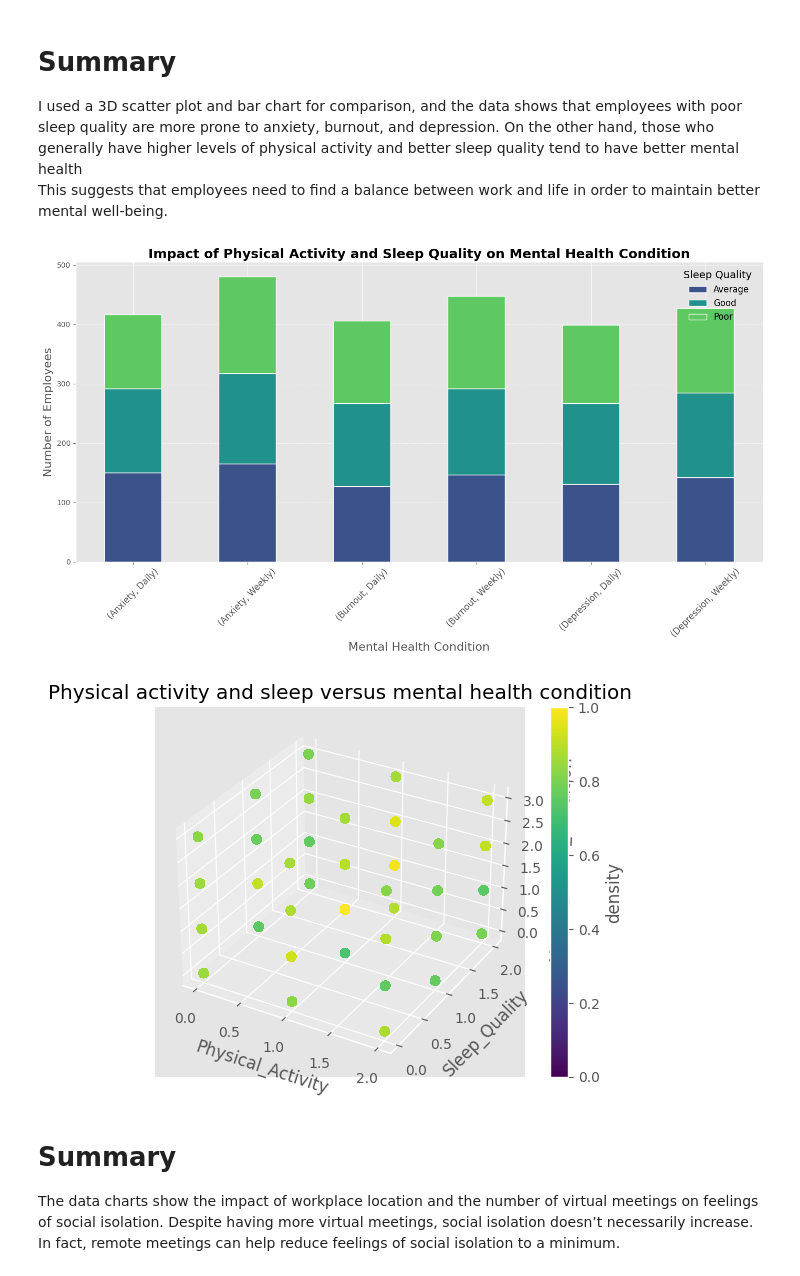
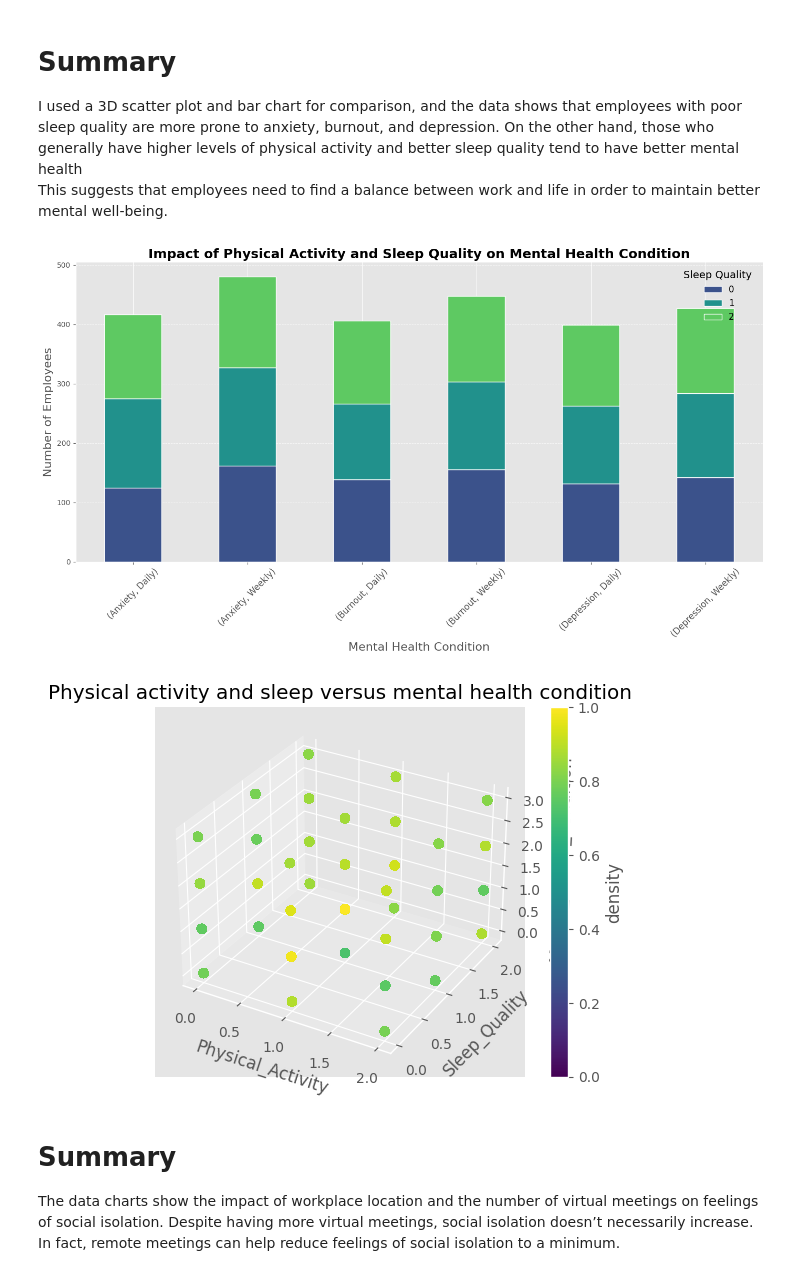
Before and after one commit to faiyted/Project3, a Jupyter notebook: dataset.ipynb, the cells around one changed output. Drawn from its saved outputs; the diff is of its cells as text; code cells hidden in the pictures.

```diff
--- a/dataset.ipynb
+++ b/dataset.ipynb
@@ -843,8 +837,10 @@ import matplotlib.pyplot as plt
 import seaborn as sns
 
 # Load the dataset
-file_path = 'Impact_of_Remote_Work_on_Mental_Health.csv'
-data = pd.read_csv(file_path)
+# file_path = 'Impact_of_Remote_Work_on_Mental_Health.csv'
+# data = pd.read_csv(file_path)
+
+data = pd.DataFrame(list(collection.find()))
 
 # Grouping the data by 'Mental_Health_Condition', 'Physical_Activity', and 'Sleep_Quality'
 grouped_data = data.groupby(['Mental_Health_Condition', 'Physical_Activity', 'Sleep_Quality']).size().unstack(fill_value=0)
@@ -855,31 +851,31 @@ color_palette = sns.color_palette("viridis", n_colors=grouped_data.shape[1])
 plt.style.use('ggplot')  # Use a style with a more elegant appearance
 
 # Creating the figure and axis
 fig, ax = plt.subplots(figsize=(14, 8))
 grouped_data.plot(kind='bar', stacked=True, ax=ax, color=color_palette, width=0.5, edgecolor='white', linewidth=1)
 
 # Enhancing the title and labels
 ax.set_title('Impact of Physical Activity and Sleep Quality on Mental Health Condition', fontsize=18, fontweight='bold', )
 ax.set_xlabel('Mental Health Condition', fontsize=16,)
 ax.set_ylabel('Number of Employees', fontsize=16)
 
 # Customizing the legend
 ax.legend(title='Sleep Quality ', fontsize=12, title_fontsize=14, frameon=False)
 
 # Customizing the grid
 ax.grid(axis='y', linestyle='--', linewidth=0.7, alpha=0.7)
 
 # Rotate x-axis labels
 plt.xticks(rotation=45, fontsize=12)
 
 # Removing top and right spines
 ax.spines['top'].set_visible(False)
 ax.spines['right'].set_visible(False)
 
 # Display the plot with tighter layout
 plt.tight_layout()
 plt.savefig('Impact_of_Physical_Activity_on_Mental_Health.png', dpi=300, bbox_inches='tight', format='png')
 
 plt.show()
 # %% [output]
-[figure, old version]
+[figure, new version]
@@ -892,18 +890,20 @@ import numpy as np
 from matplotlib.collections import PolyCollection
 from matplotlib.colors import Normalize
 
+    # phisical activity + sleep  VS mental health condition
+#data_set = pd.read_csv('Impact_of_Remote_Work_on_Mental_Health.csv', header = 0, usecols= ['Physical_Activity', 'Sleep_Quality', 'Mental_Health_Condition'], na_filter=False)
 
+data_set = data[['Physical_Activity', 'Sleep_Quality', 'Mental_Health_Condition']]
+#data_set = data_set.dropna()
 
-    # phisical activity + sleep  VS mental health condition
-data_set = pd.read_csv('Impact_of_Remote_Work_on_Mental_Health.csv', header = 0, usecols= ['Physical_Activity', 'Sleep_Quality', 'Mental_Health_Condition'], na_filter=False)
-    # find cols
+# find cols
 x_phy = data_set['Physical_Activity']
 y_sle = data_set['Sleep_Quality']
 z_men = data_set['Mental_Health_Condition']
 
     # map the status as nums
 physical_mapping = {
-        'None': 2,
+        None: 2,
         'Weekly': 1,
         'Daily': 0
 }
@@ -913,14 +913,16 @@ sleep_mapping = {
     'Good': 0
 }
 mental_mapping = {
-    'None': 0,
+    None: 0,
     'Anxiety': 1,
     'Burnout': 2,
     'Depression': 3
 }
     # replace them
 x = [physical_mapping[status] for status in x_phy]
-y = [sleep_mapping[status] for status in y_sle]
+#y = [sleep_mapping[status] for status in y_sle]
+y = y_sle
+
 z = [mental_mapping[status] for status in z_men]
 
 
@@ -956,7 +958,7 @@ ax.set_zlabel('Mental_Health_Condition')
 ax.set_title('Physical activity and sleep versus mental health condition')
 plt.show()
 # %% [output]
-[figure, old version]
+[figure, new version]
 # %% [markdown]
 #  Summary <br>
 The data charts show the impact of workplace location and the number of virtual meetings on feelings of social isolation. Despite having more virtual meetings, social isolation doesn’t necessarily increase. In fact, remote meetings can help reduce feelings of social isolation to a minimum.
```
Also changed, not shown: parts of 17 cells of this notebook, 5 other files.
